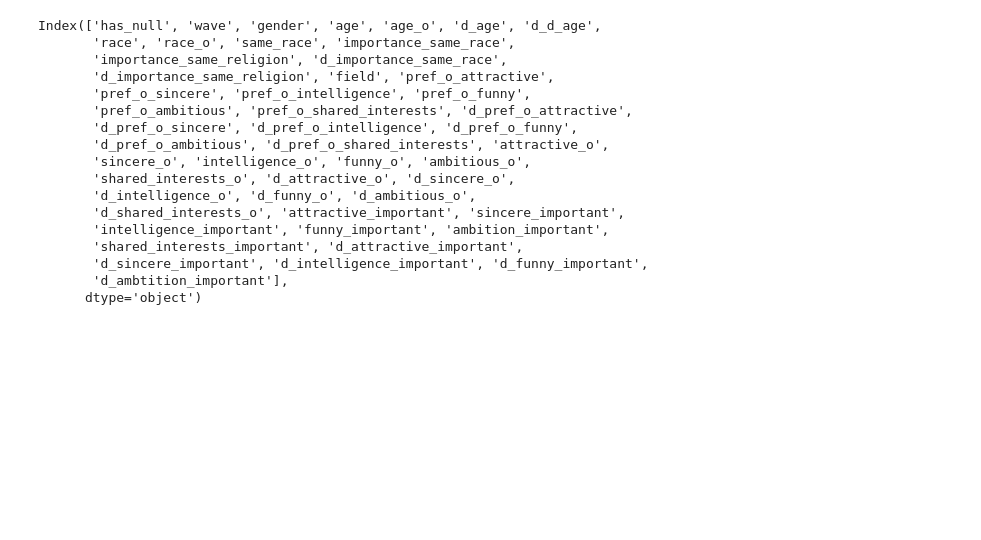
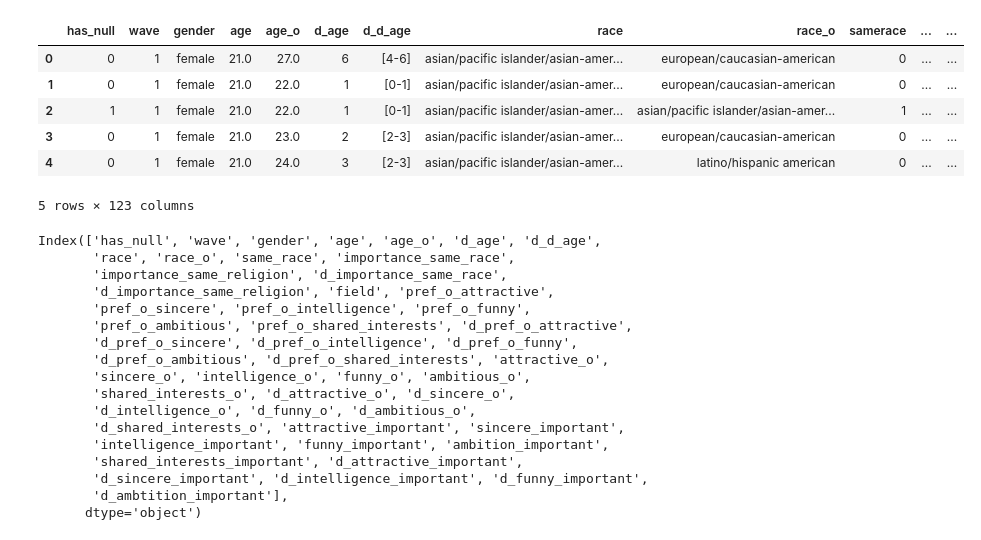
Before and after one commit to arthursabre/Projet-DS-Python-analyse-plateforme-speed-dating-, a Jupyter notebook: data_prep.ipynb, the cells around one changed output. Saved outputs shown, nothing was run; the diff lists cells and outputs as text; code cells hidden in the pictures; blank space fills up the shorter version.

```diff
--- a/data_prep.ipynb
+++ b/data_prep.ipynb
@@ -5,3 +5,13 @@ df = pd.read_csv('DS_project_ensae/speed dating.csv')
+# %%
+df.head()
+# %% [output]
+|  | has_null | wave | gender | age | age_o | d_age | d_d_age | race | race_o | samerace | ... | ... |
+| 0 | 0 | 1 | female | 21.0 | 27.0 | 6 | [4-6] | asian/pacific islander/asian-amer... | european/caucasian-american | 0 | ... | ... |
+| 1 | 0 | 1 | female | 21.0 | 22.0 | 1 | [0-1] | asian/pacific islander/asian-amer... | european/caucasian-american | 0 | ... | ... |
+| 2 | 1 | 1 | female | 21.0 | 22.0 | 1 | [0-1] | asian/pacific islander/asian-amer... | asian/pacific islander/asian-amer... | 1 | ... | ... |
+| 3 | 0 | 1 | female | 21.0 | 23.0 | 2 | [2-3] | asian/pacific islander/asian-amer... | european/caucasian-american | 0 | ... | ... |
+| 4 | 0 | 1 | female | 21.0 | 24.0 | 3 | [2-3] | asian/pacific islander/asian-amer... | latino/hispanic american | 0 | ... | ... |
+5 rows × 123 columns
 # %%
 # Correction de fautes
 df.rename(columns = {'ambtition_important':'ambition_important', 'intellicence_important':'intelligence_important', 'samerace':'same_race', 'sinsere':'sincere', 'sinsere_o':'sincere_o',
```
Also changed, not shown: parts of 31 cells of this notebook, 5 other files.
